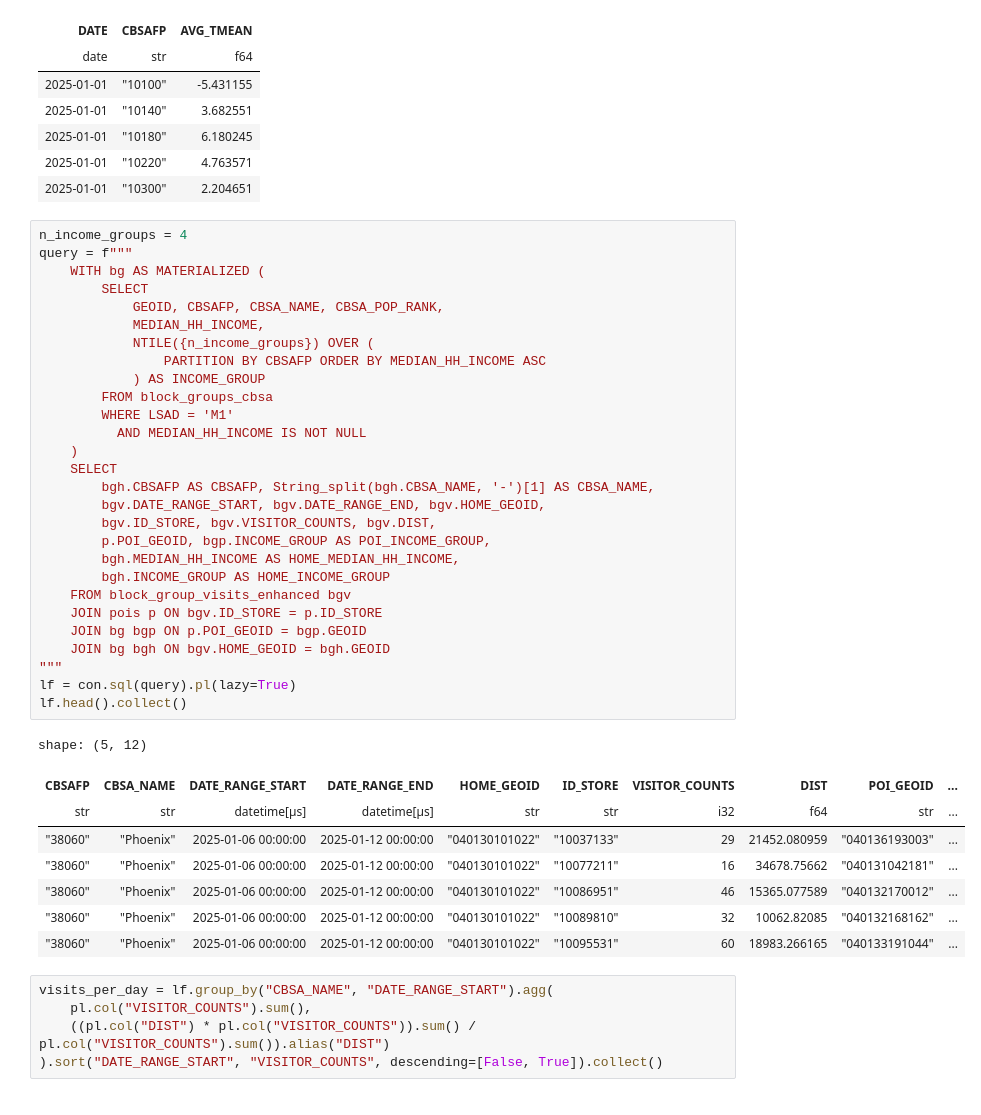
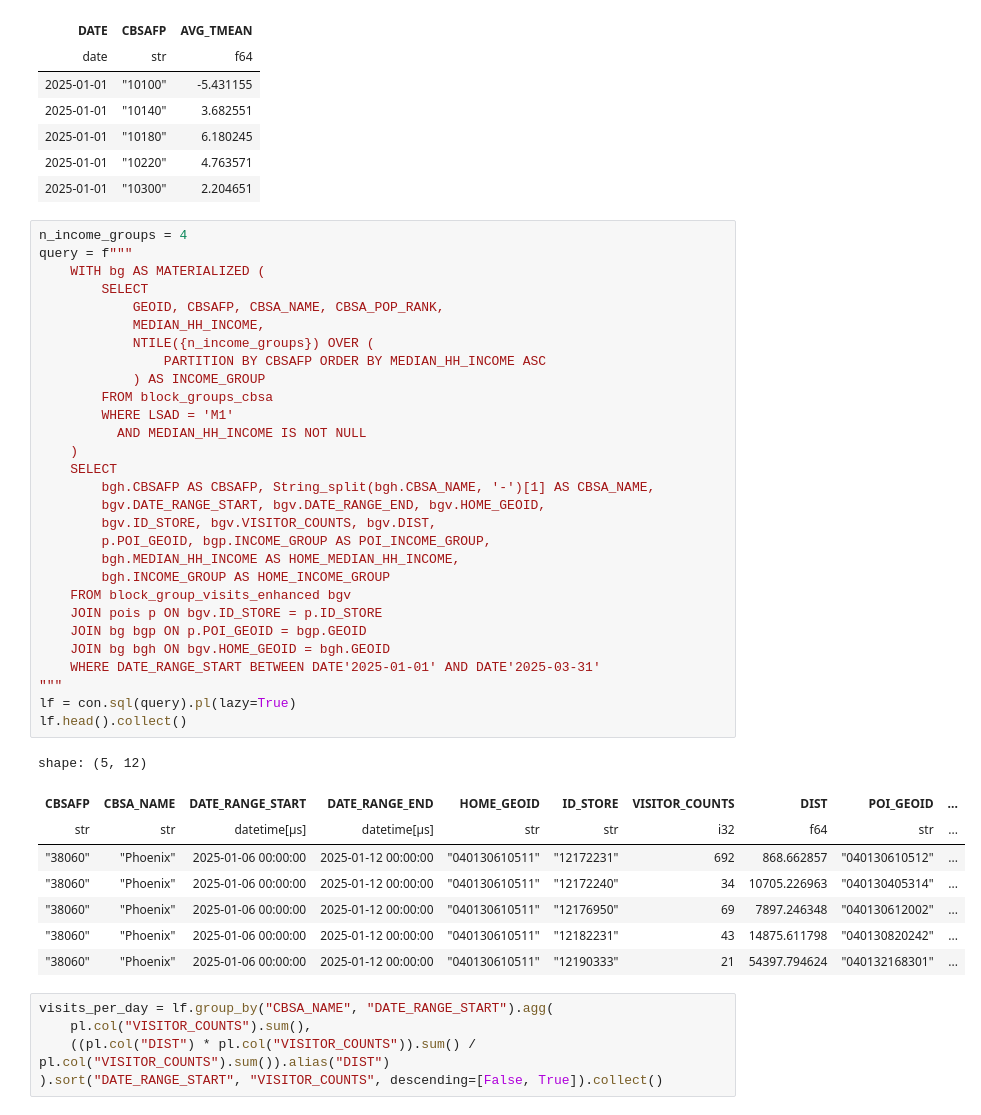
Before and after one commit to marcus-friis/weekly-patterns-plus-exploration, a Jupyter notebook: notebooks/segregation-model.ipynb, the cells around one changed output. Cells and saved outputs as stored; diff of their text form.

```diff
--- a/notebooks/segregation-model.ipynb
+++ b/notebooks/segregation-model.ipynb
@@ -61,38 +61,39 @@ n_income_groups = 4
 query = f"""
     WITH bg AS MATERIALIZED (
         SELECT
             GEOID, CBSAFP, CBSA_NAME, CBSA_POP_RANK,
             MEDIAN_HH_INCOME,
             NTILE({n_income_groups}) OVER (
                 PARTITION BY CBSAFP ORDER BY MEDIAN_HH_INCOME ASC
             ) AS INCOME_GROUP
         FROM block_groups_cbsa
         WHERE LSAD = 'M1'
           AND MEDIAN_HH_INCOME IS NOT NULL
     )
     SELECT
         bgh.CBSAFP AS CBSAFP, String_split(bgh.CBSA_NAME, '-')[1] AS CBSA_NAME,
         bgv.DATE_RANGE_START, bgv.DATE_RANGE_END, bgv.HOME_GEOID,
         bgv.ID_STORE, bgv.VISITOR_COUNTS, bgv.DIST,
         p.POI_GEOID, bgp.INCOME_GROUP AS POI_INCOME_GROUP,
         bgh.MEDIAN_HH_INCOME AS HOME_MEDIAN_HH_INCOME,
         bgh.INCOME_GROUP AS HOME_INCOME_GROUP
     FROM block_group_visits_enhanced bgv
     JOIN pois p ON bgv.ID_STORE = p.ID_STORE
     JOIN bg bgp ON p.POI_GEOID = bgp.GEOID
     JOIN bg bgh ON bgv.HOME_GEOID = bgh.GEOID
+    WHERE DATE_RANGE_START BETWEEN DATE'2025-01-01' AND DATE'2025-03-31'
 """
 lf = con.sql(query).pl(lazy=True)
 lf.head().collect()
 # %% [output]
 shape: (5, 12)
 | CBSAFP | CBSA_NAME | DATE_RANGE_START | DATE_RANGE_END | HOME_GEOID | ID_STORE | VISITOR_COUNTS | DIST | POI_GEOID | ... |
 | str | str | datetime[μs] | datetime[μs] | str | str | i32 | f64 | str | ... |
-| "38060" | "Phoenix" | 2025-01-06 00:00:00 | 2025-01-12 00:00:00 | "040130101022" | "10037133" | 29 | 21452.080959 | "040136193003" | ... |
-| "38060" | "Phoenix" | 2025-01-06 00:00:00 | 2025-01-12 00:00:00 | "040130101022" | "10077211" | 16 | 34678.75662 | "040131042181" | ... |
-| "38060" | "Phoenix" | 2025-01-06 00:00:00 | 2025-01-12 00:00:00 | "040130101022" | "10086951" | 46 | 15365.077589 | "040132170012" | ... |
-| "38060" | "Phoenix" | 2025-01-06 00:00:00 | 2025-01-12 00:00:00 | "040130101022" | "10089810" | 32 | 10062.82085 | "040132168162" | ... |
-| "38060" | "Phoenix" | 2025-01-06 00:00:00 | 2025-01-12 00:00:00 | "040130101022" | "10095531" | 60 | 18983.266165 | "040133191044" | ... |
+| "38060" | "Phoenix" | 2025-01-06 00:00:00 | 2025-01-12 00:00:00 | "040130610511" | "12172231" | 692 | 868.662857 | "040130610512" | ... |
+| "38060" | "Phoenix" | 2025-01-06 00:00:00 | 2025-01-12 00:00:00 | "040130610511" | "12172240" | 34 | 10705.226963 | "040130405314" | ... |
+| "38060" | "Phoenix" | 2025-01-06 00:00:00 | 2025-01-12 00:00:00 | "040130610511" | "12176950" | 69 | 7897.246348 | "040130612002" | ... |
+| "38060" | "Phoenix" | 2025-01-06 00:00:00 | 2025-01-12 00:00:00 | "040130610511" | "12182231" | 43 | 14875.611798 | "040130820242" | ... |
+| "38060" | "Phoenix" | 2025-01-06 00:00:00 | 2025-01-12 00:00:00 | "040130610511" | "12190333" | 21 | 54397.794624 | "040132168301" | ... |
 # %%
 visits_per_day = lf.group_by("CBSA_NAME", "DATE_RANGE_START").agg(
     pl.col("VISITOR_COUNTS").sum(),
```
Also changed, not shown: parts of 10 cells of this notebook.
